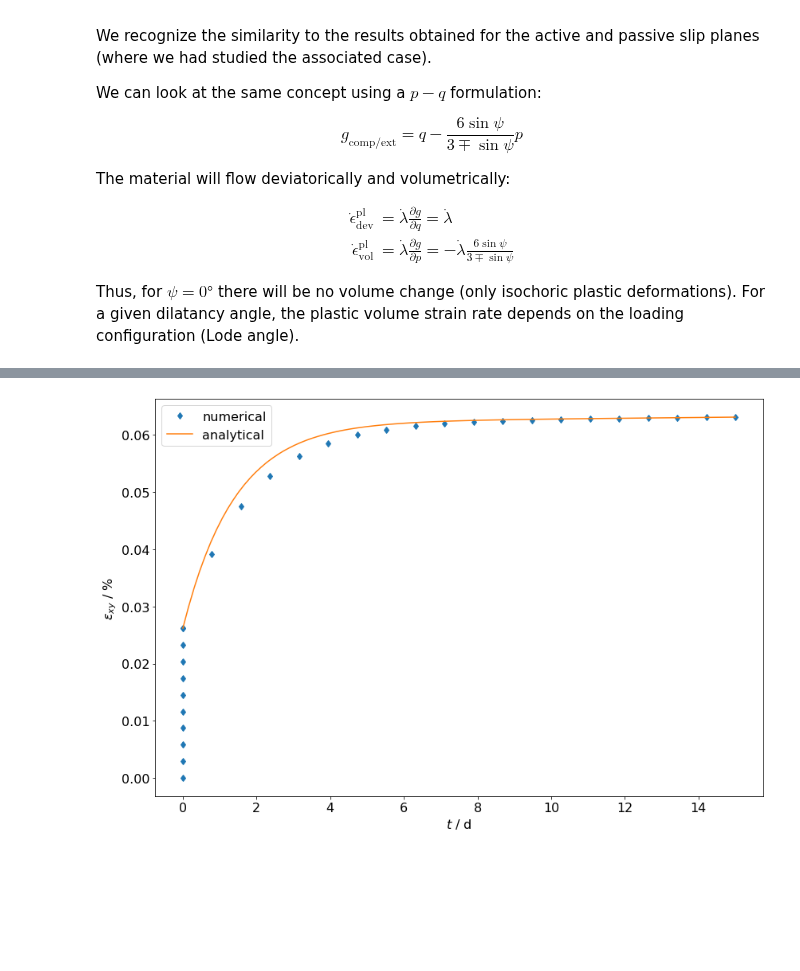
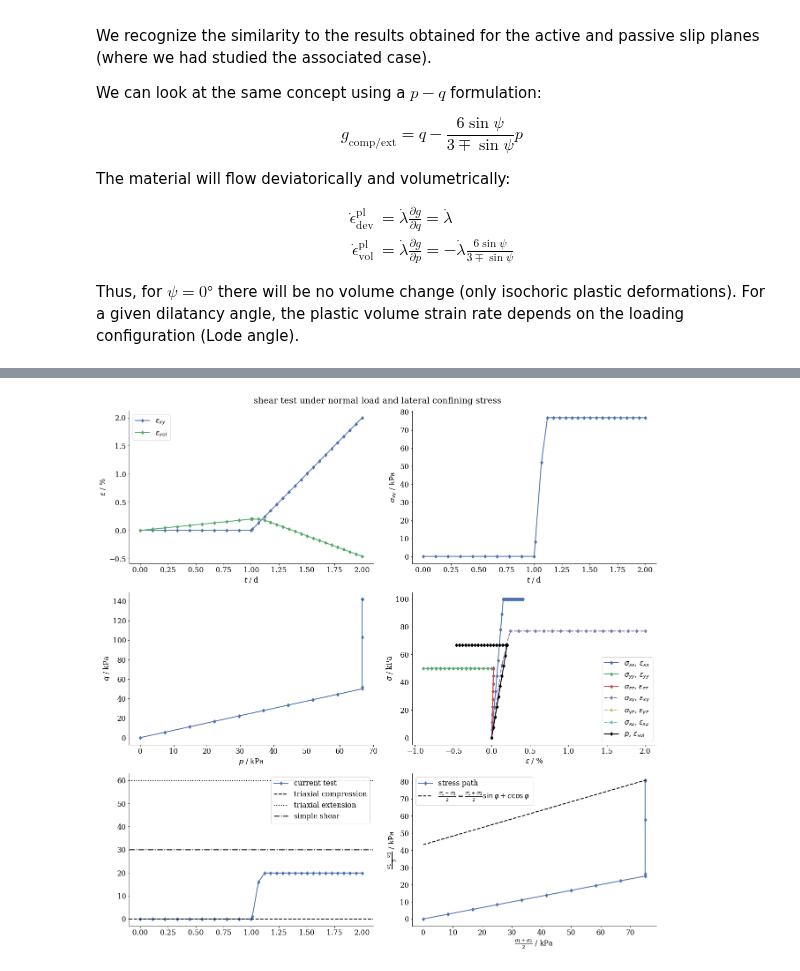
Before and after one commit to nagelt/MechanicsTrainingCourse2020, a Jupyter notebook: MFront/stress_paths.ipynb, the cells around one changed output, grey strips where cells are left out. Saved outputs shown, nothing was run; the diff lists cells and outputs as text; code cells hidden in the pictures; blank space fills up the shorter version.

Commit message:
[WIP] Stress paths.

```diff
--- a/MFront/stress_paths.ipynb
+++ b/MFront/stress_paths.ipynb
@@ -343,10 +301,15 @@ numerical = run_sim(times)
-# %%
-fig,ax = plt.subplots(figsize=(12,8))
-ax.plot(times,numerical*100.,label='numerical',ls='',marker='d')
-ax.plot(np.linspace(0,tmax,100),analytical_solution(np.linspace(0,tmax,100))*100.,label='analytical')
-ax.set_xlabel('$t$ / d')
-ax.set_ylabel('$\\epsilon_{xy}$ / %')
-fig.tight_layout();
-ax.legend();
-# %% [output]
-[figure, removed]
+# %%
+c = 50e3
+phi = 30
+psi = 10
+E = 50e6
+nu = 0.25
+sig_ax = -100.e3
+times = np.append(np.linspace(0,1,10),np.linspace(1.01,2,19))
+# %%
+#HIDDEN
+%run stress_path_defs.ipynb
+sig_xx, eps_xx, sig_yy, eps_yy, sig_zz, eps_zz, tau_xy, eps_xy, tau_xz, eps_xz, tau_yz, eps_yz = set_up_shear_test(E,nu,c,phi,psi,sig_ax,False,times)
+plot_results(sig_xx, eps_xx, sig_yy, eps_yy, sig_zz, eps_zz, tau_xy, eps_xy, tau_xz, eps_xz, tau_yz, eps_yz, 'shear test under normal load and lateral confining stress')
+# %% [output]
+[figure, added]
```
Also changed, not shown: parts of 12 cells of this notebook.
